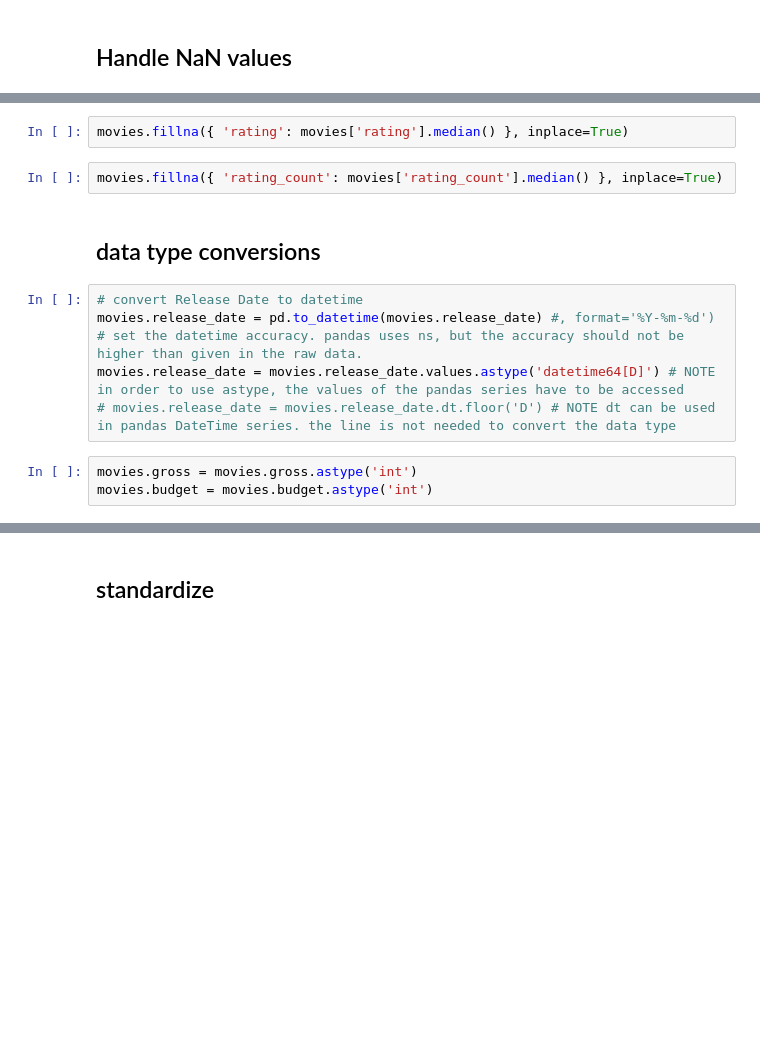
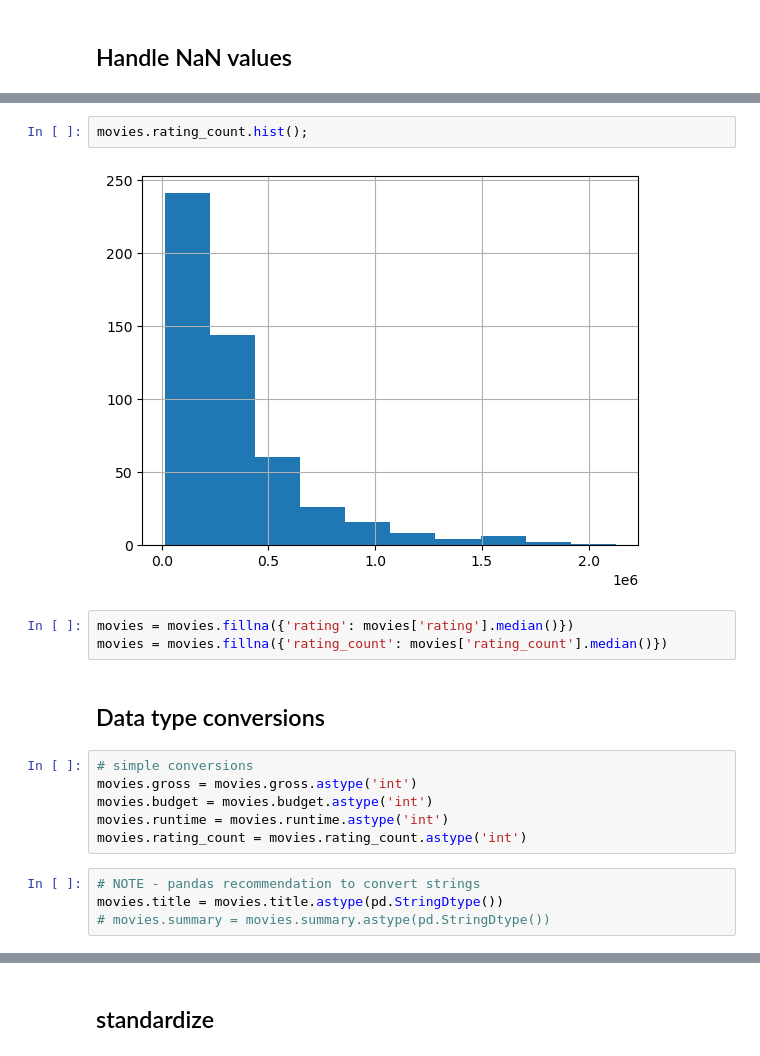
Before and after one commit to olemir/python-exercises, a Jupyter notebook: exercises-EDA.ipynb, the cells around one changed output, grey strips where cells are left out. Drawn from its saved outputs; the diff is of its cells as text; blank space fills up the shorter version.

```diff
--- a/exercises-EDA.ipynb
+++ b/exercises-EDA.ipynb
@@ -114,15 +148,19 @@ movies.dropna(subset=['title'], inplace=True)
+# %%
+movies.rating_count.hist();
+# %% [output]
+[figure, added]
 # %%
-movies.fillna({ 'rating': movies['rating'].median() }, inplace=True)
+movies = movies.fillna({'rating': movies['rating'].median()})
+movies = movies.fillna({'rating_count': movies['rating_count'].median()})
-# %%
-movies.fillna({ 'rating_count': movies['rating_count'].median() }, inplace=True)
 # %% [markdown]
-## data type conversions
+## Data type conversions
-# %%
-# convert Release Date to datetime
-movies.release_date = pd.to_datetime(movies.release_date) #, format='%Y-%m-%d')
-# set the datetime accuracy. pandas uses ns, but the accuracy should not be higher than given in the raw data.
-movies.release_date = movies.release_date.values.astype('datetime64[D]') # NOTE in order to use astype, the values of the pandas series have to be accessed
-# movies.release_date = movies.release_date.dt.floor('D') # NOTE dt can be used in pandas DateTime series. the line is not needed to convert the data type
 # %%
+# simple conversions
 movies.gross = movies.gross.astype('int')
 movies.budget = movies.budget.astype('int')
+movies.runtime = movies.runtime.astype('int')
+movies.rating_count = movies.rating_count.astype('int')
+# %%
+# NOTE - pandas recommendation to convert strings
+movies.title = movies.title.astype(pd.StringDtype())
+# movies.summary = movies.summary.astype(pd.StringDtype())
```
Also changed, not shown: parts of 53 cells of this notebook.
